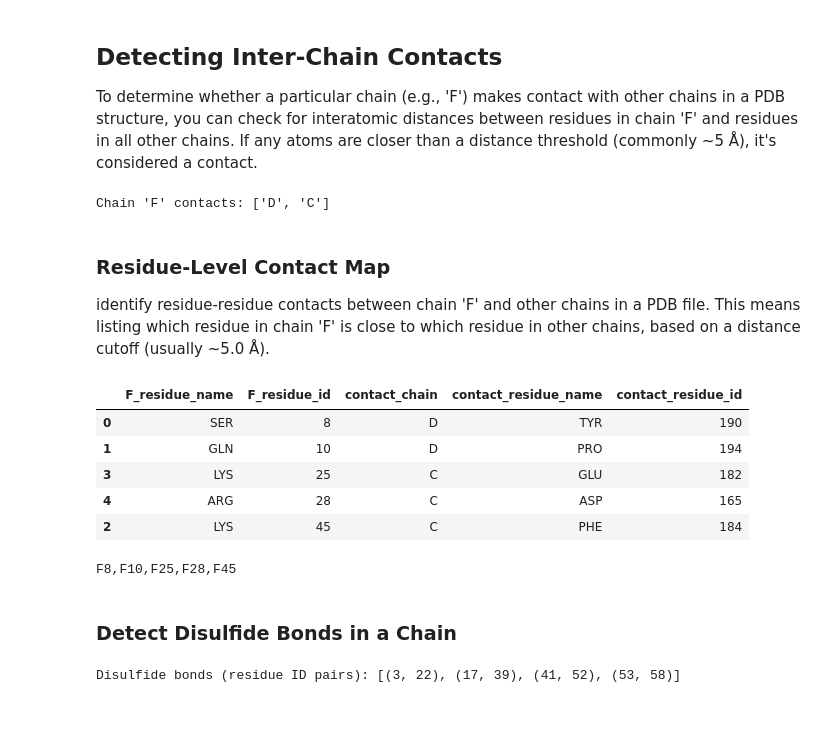
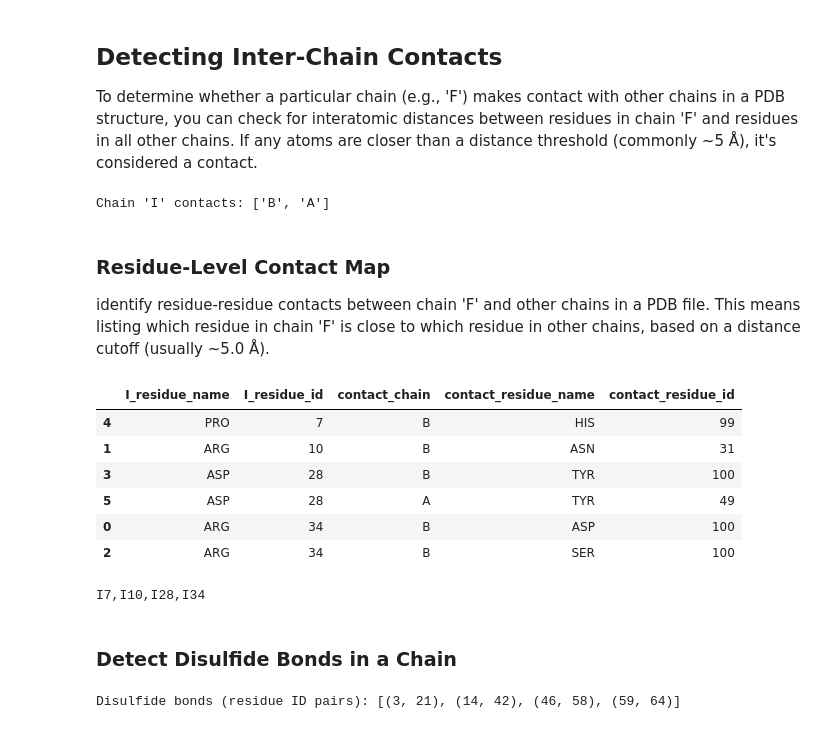
Before and after one commit to hemeai/ToxBind, a Jupyter notebook: functions/secondary_structure_analysis.ipynb, the cells around one changed output. Drawn from its saved outputs; the diff is of its cells as text; code cells hidden in the pictures.

```diff
--- a/functions/secondary_structure_analysis.ipynb
+++ b/functions/secondary_structure_analysis.ipynb
@@ -530,9 +532,9 @@ from Bio.SeqUtils import ProtParamData
 three_to_one = IUPACData.protein_letters_3to1
 
 # Load PDB
-pdb_file = "./../target/7z14.pdb"
+pdb_file = "./../target/8d9y.pdb"
 parser = PDBParser()
-structure = parser.get_structure("7z14", pdb_file)
+structure = parser.get_structure("8d9y", pdb_file)
 
 # Extract sequence and map residues
 residue_list = []
@@ -785,11 +794,11 @@ def get_chain_contacts(pdb_file, target_chain_id='F', distance_threshold=3.5):
 
     return list(contacts)
 
-pdb_file = "./../target/7z14.pdb"
-contacting_chains = get_chain_contacts(pdb_file, target_chain_id='F')
-print(f"Chain 'F' contacts: {contacting_chains}")
+pdb_file = "./../target/8d9y.pdb"
+contacting_chains = get_chain_contacts(pdb_file, target_chain_id='I')
+print(f"Chain 'I' contacts: {contacting_chains}")
 # %% [output]
-Chain 'F' contacts: ['D', 'C']
+Chain 'I' contacts: ['B', 'A']
 # %% [markdown]
 ### Residue-Level Contact Map
 identify residue-residue contacts between chain 'F' and other chains in a PDB file. This means listing which residue in chain 'F' is close to which residue in other chains, based on a distance cutoff (usually ~5.0 Å).
@@ -818,46 +827,47 @@ def get_chain_residue_contacts(pdb_file, target_chain_id='F', distance_threshold
 
     # Build neighbor search index
     ns = NeighborSearch(other_atoms)
 
     # Store residue-residue contacts
     contacts = []
 
     for res_f in target_residues:
         for atom in res_f:
             neighbors = ns.search(atom.coord, distance_threshold)
             for neighbor in neighbors:
                 res_other = atom_to_residue[neighbor]
                 contact = {
-                    'F_residue_name': res_f.get_resname(),
-                    'F_residue_id': res_f.get_id()[1],
+                    f'{target_chain_id}_residue_name': res_f.get_resname(),
+                    f'{target_chain_id}_residue_id': res_f.get_id()[1],
                     'contact_chain': res_other.get_parent().id,
                     'contact_residue_name': res_other.get_resname(),
                     'contact_residue_id': res_other.get_id()[1]
                 }
                 contacts.append(contact)
 
     # Remove duplicates
     contacts = [dict(t) for t in {tuple(d.items()) for d in contacts}]
     return contacts
 
 
 
-contacts = get_chain_residue_contacts("./../target/7z14.pdb", target_chain_id='F', distance_threshold=3)
+contacts = get_chain_residue_contacts("./../target/8d9y.pdb", target_chain_id='I', distance_threshold=3)
 
 import pandas as pd
 df_contacts = pd.DataFrame(contacts)
-df_contacts = df_contacts.sort_values(by="F_residue_id")
+df_contacts = df_contacts.sort_values(by="I_residue_id")
 display(df_contacts)
 # %% [output]
-|  | F_residue_name | F_residue_id | contact_chain | contact_residue_name | contact_residue_id |
-| 0 | SER | 8 | D | TYR | 190 |
-| 1 | GLN | 10 | D | PRO | 194 |
-| 3 | LYS | 25 | C | GLU | 182 |
-| 4 | ARG | 28 | C | ASP | 165 |
-| 2 | LYS | 45 | C | PHE | 184 |
+|  | I_residue_name | I_residue_id | contact_chain | contact_residue_name | contact_residue_id |
+| 4 | PRO | 7 | B | HIS | 99 |
+| 1 | ARG | 10 | B | ASN | 31 |
+| 3 | ASP | 28 | B | TYR | 100 |
+| 5 | ASP | 28 | A | TYR | 49 |
+| 0 | ARG | 34 | B | ASP | 100 |
+| 2 | ARG | 34 | B | SER | 100 |
 # %%
-f_residue_string = ",".join(df_contacts["F_residue_id"].apply(lambda x: f"F{x}").drop_duplicates())
+f_residue_string = ",".join(df_contacts["I_residue_id"].apply(lambda x: f"I{x}").drop_duplicates())
 print(f_residue_string)
 # %% [output]
-F8,F10,F25,F28,F45
+I7,I10,I28,I34
 # %%
@@ -896,16 +906,9 @@ def find_disulfide_bonds(pdb_file, chain_id='F', distance_cutoff=2.2):
 
     return disulfides
 
-# pdb_file = "./../target/7z14.pdb"
-# disulfide_bonds = find_disulfide_bonds(pdb_file, chain_id='F')
-# print("Disulfide bonds (residue ID pairs):", disulfide_bonds)
 
-# pdb_file = "./../target/7z14.pdb"
-# disulfide_bonds = find_disulfide_bonds(pdb_file, chain_id='F')
-# print("Disulfide bonds (residue ID pairs):", disulfide_bonds)
-
-pdb_file = "./../target/7z14.pdb"
-disulfide_bonds = find_disulfide_bonds(pdb_file, chain_id='F')
+pdb_file = "./../target/8d9y.pdb"
+disulfide_bonds = find_disulfide_bonds(pdb_file, chain_id='I')
 print("Disulfide bonds (residue ID pairs):", disulfide_bonds)
 # %% [output]
-Disulfide bonds (residue ID pairs): [(3, 22), (17, 39), (41, 52), (53, 58)]
+Disulfide bonds (residue ID pairs): [(3, 21), (14, 42), (46, 58), (59, 64)]
```
Also changed, not shown: parts of 17 cells of this notebook, 6 other files.
